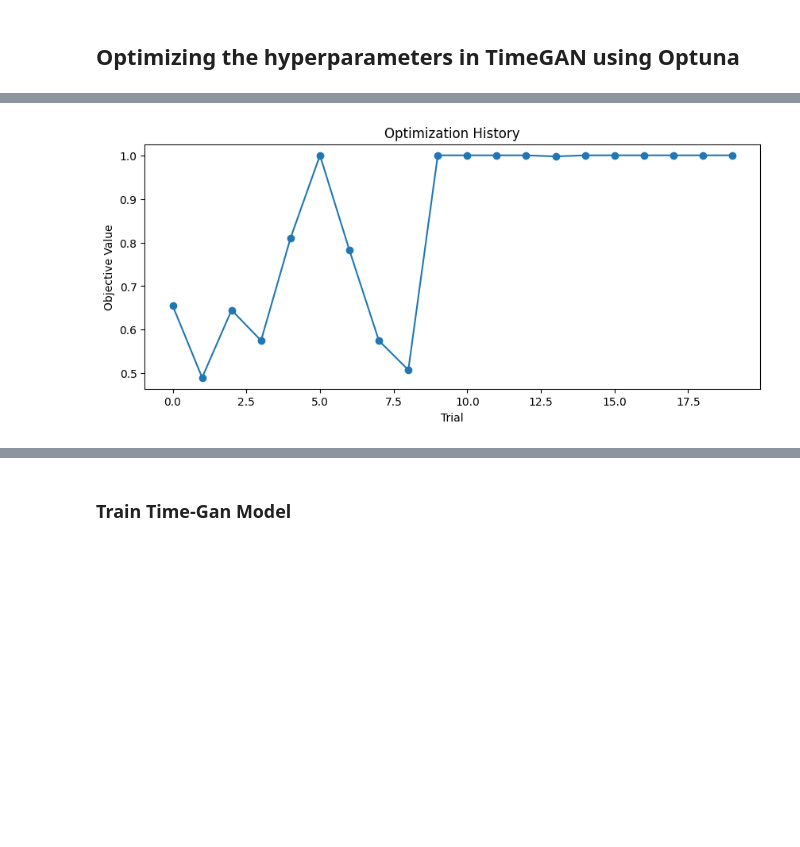
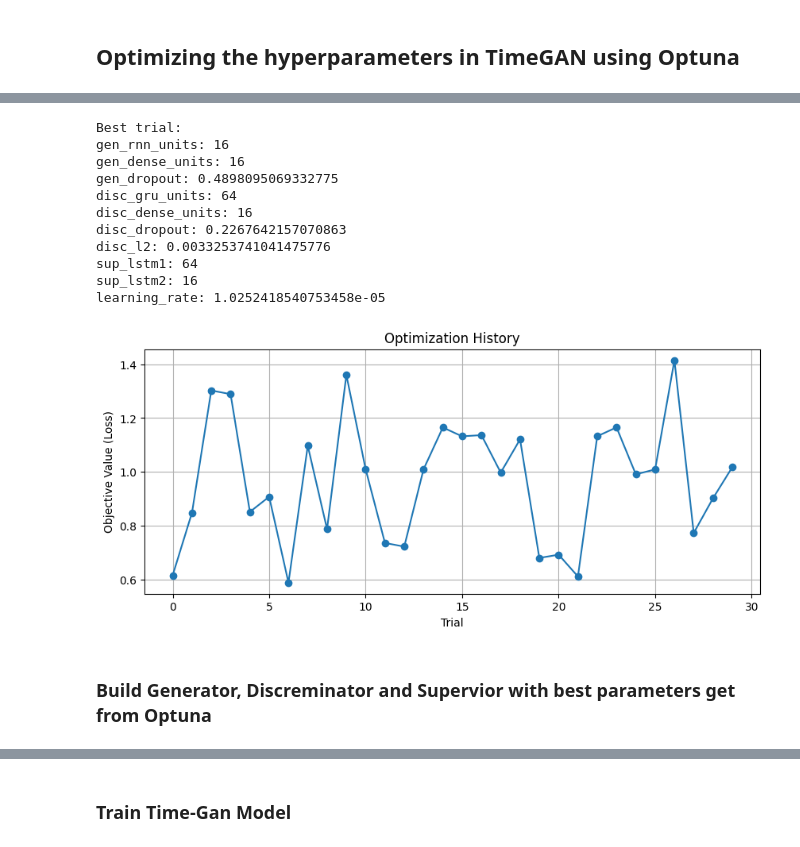
Before and after one commit to capstone-2420-0024/Intelligent-Hybrid-Quantum-Classical-Computing-Resource-Management-System, a Jupyter notebook: Simulation for sensor data/TimeGAN_Simulator_RNN+GRU.ipynb, the cells around one changed output, grey strips where cells are left out. Saved outputs shown, nothing was run; the diff lists cells and outputs as text; code cells hidden in the pictures; blank space fills up the shorter version.

Commit message:
train TimeGan with RNN and GRU simulator

```diff
--- a/Simulation for sensor data/TimeGAN_Simulator_RNN+GRU.ipynb
+++ b/Simulation for sensor data/TimeGAN_Simulator_RNN+GRU.ipynb
@@ -1595,9 +724,38 @@ print(f"\n最佳验证准确率: {study.best_value:.4f}")
+# %%
+# Define an objective function for Optuna
+def objective(trial):
+    generator = build_generator_rnn(trial)
+    discriminator = build_discriminator(trial)
+    supervisor = build_supervisor(trial)
+
+    # Dummy training loop — replace with your actual training and loss evaluation
+    lr = trial.suggest_float("learning_rate", 1e-5, 1e-3, log=True)
+    optimizer = Adam(learning_rate=lr)
+    discriminator.compile(optimizer=optimizer, loss='binary_crossentropy')
+
+    # Normally, you'd fit on real data — here, use dummy data just for illustration
+    dummy_x = tf.random.normal((8, 120, 3))
+    dummy_y = tf.random.uniform((8, 1), maxval=2, dtype=tf.int32)
+
+    history = discriminator.fit(dummy_x, dummy_y, epochs=1, batch_size=4, verbose=0)
+
+    return history.history["loss"][-1]
 # %%
-# 优化历史图
+# Run optimization
+study = optuna.create_study(direction="minimize")
+study.optimize(objective, n_trials=30)
+
+# Print best parameters
+print("\nBest trial:")
+for key, value in study.best_trial.params.items():
+    print(f"{key}: {value}")
+
+# === Matplotlib History Plot ===
 plt.figure(figsize=(10, 4))
-plt.plot([t.value for t in study.trials], 'o-')
+plt.plot([t.value for t in study.trials if t.value is not None], 'o-')
 plt.xlabel("Trial")
-plt.ylabel("Objective Value")
+plt.ylabel("Objective Value (Loss)")
 plt.title("Optimization History")
+plt.grid(True)
 plt.show()
 # %% [output]
@@ -1604 +779,14 @@ plt.show()
+Best trial:
+gen_rnn_units: 16
+gen_dense_units: 16
+gen_dropout: 0.4898095069332775
+disc_gru_units: 64
+disc_dense_units: 16
+disc_dropout: 0.2267642157070863
+disc_l2: 0.0033253741041475776
+sup_lstm1: 64
+sup_lstm2: 16
+learning_rate: 1.0252418540753458e-05
-[figure, old version]
+[figure, new version]
+# %% [markdown]
+### Build Generator, Discreminator and Supervior with best parameters get from Optuna
```
Also changed, not shown: parts of 63 cells of this notebook.
